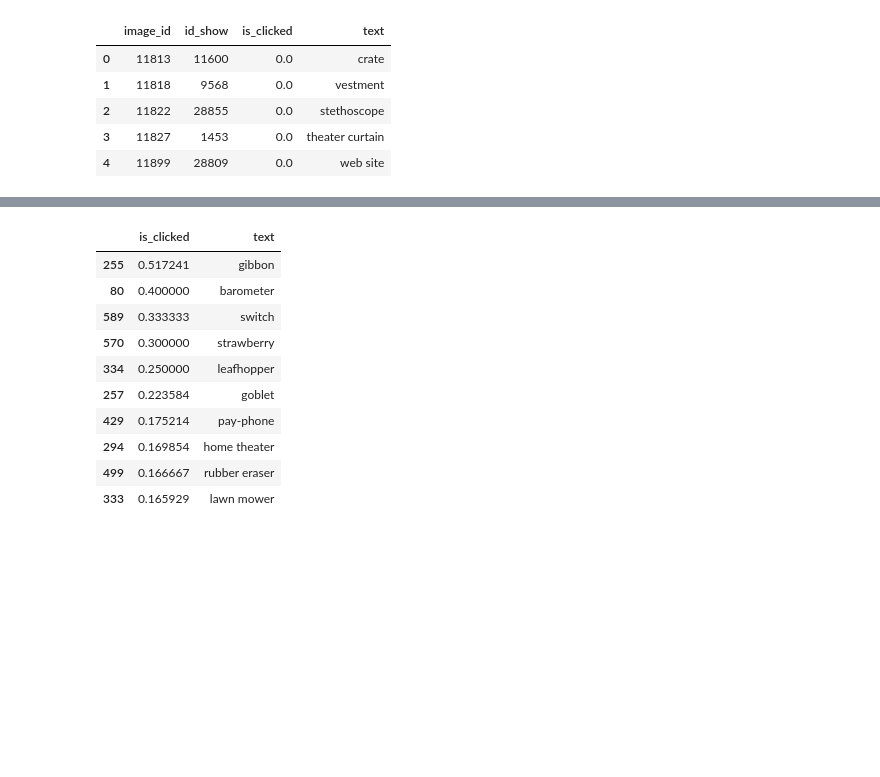
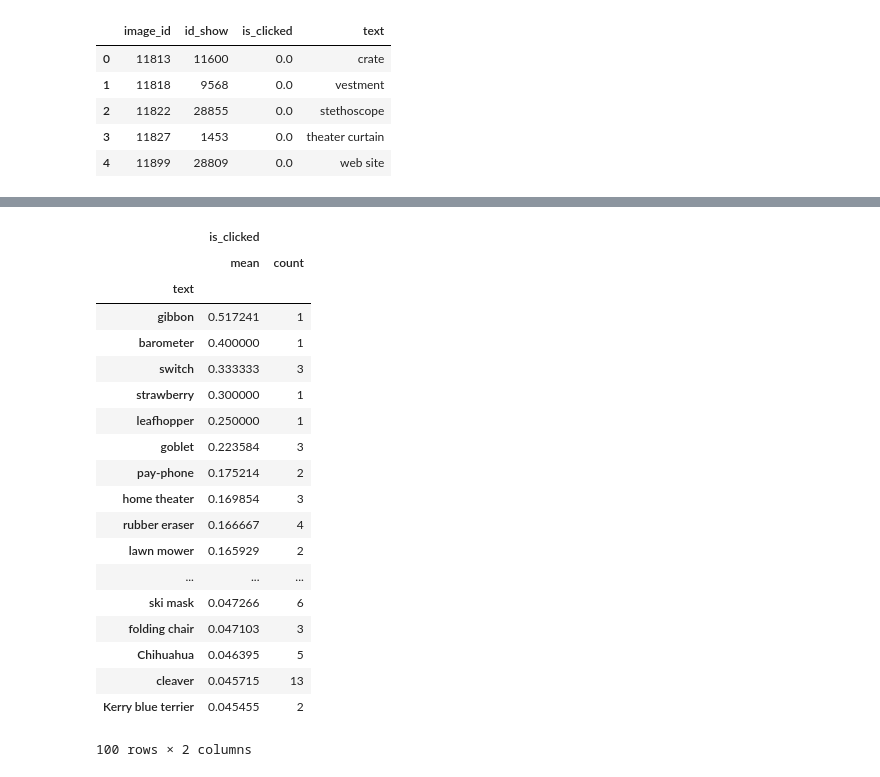
Before and after one commit to Vitalic57/TicketLand, a Jupyter notebook: Client_and_images.ipynb, the cells around one changed output, grey strips where cells are left out. Drawn from its saved outputs; the diff is of its cells as text; code cells hidden in the pictures; blank space fills up the shorter version.

Commit message:
count added to images

```diff
--- a/Client_and_images.ipynb
+++ b/Client_and_images.ipynb
@@ -252,3 +252,5 @@ text_clicked.head()
 | 2 | 11822 | 28855 | 0.0 | stethoscope |
 | 3 | 11827 | 1453 | 0.0 | theater curtain |
 | 4 | 11899 | 28809 | 0.0 | web site |
+# %%
+mean_click_by_text =  text_clicked.groupby(['text'])['is_clicked'].agg({'is_clicked' : ['mean', 'count']})
@@ -255,17 +271,25 @@ text_clicked.head()
 # %%
-mean_click_by_text =  text_clicked.groupby(['text'])['is_clicked'].mean()
 mean_click_by_text = pd.DataFrame({'text' : mean_click_by_text.index, 'is_clicked' : mean_click_by_text.data})
 # %%
-mean_click_by_text.sort_values(['is_clicked'], ascending = False).head(10)
+mean_click_by_text.sort_values([('is_clicked', 'mean')], ascending = False).head(100)
 # %% [output]
-|  | is_clicked | text |
-| 255 | 0.517241 | gibbon |
-| 80 | 0.400000 | barometer |
-| 589 | 0.333333 | switch |
-| 570 | 0.300000 | strawberry |
-| 334 | 0.250000 | leafhopper |
-| 257 | 0.223584 | goblet |
-| 429 | 0.175214 | pay-phone |
-| 294 | 0.169854 | home theater |
-| 499 | 0.166667 | rubber eraser |
-| 333 | 0.165929 | lawn mower |
+|  | is_clicked |  |
+|  | mean | count |
+| text |  |  |
+| gibbon | 0.517241 | 1 |
+| barometer | 0.400000 | 1 |
+| switch | 0.333333 | 3 |
+| strawberry | 0.300000 | 1 |
+| leafhopper | 0.250000 | 1 |
+| goblet | 0.223584 | 3 |
+| pay-phone | 0.175214 | 2 |
+| home theater | 0.169854 | 3 |
+| rubber eraser | 0.166667 | 4 |
+| lawn mower | 0.165929 | 2 |
+| ... | ... | ... |
+| ski mask | 0.047266 | 6 |
+| folding chair | 0.047103 | 3 |
+| Chihuahua | 0.046395 | 5 |
+| cleaver | 0.045715 | 13 |
+| Kerry blue terrier | 0.045455 | 2 |
+100 rows × 2 columns
```
Also changed, not shown: parts of 2 cells of this notebook.
